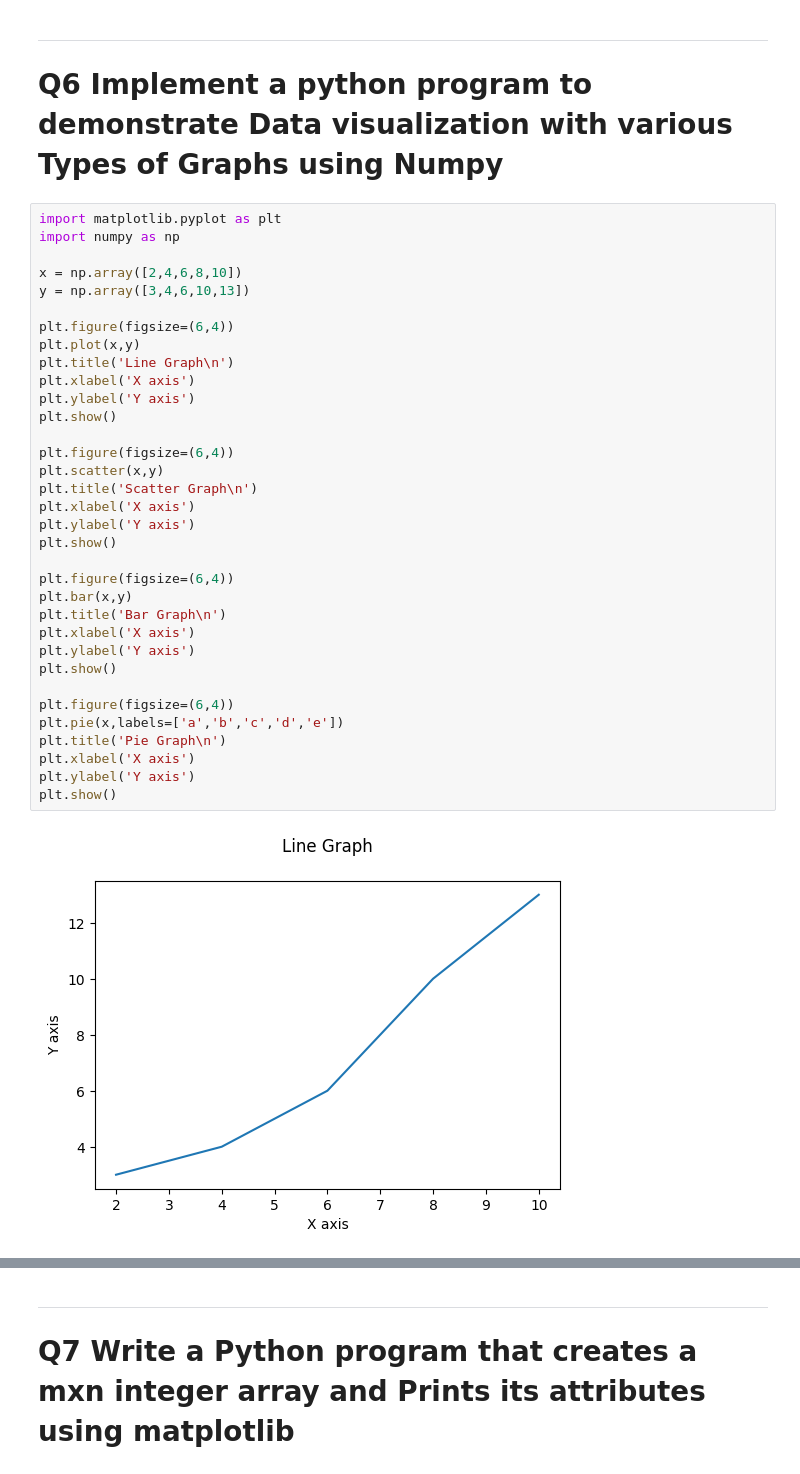
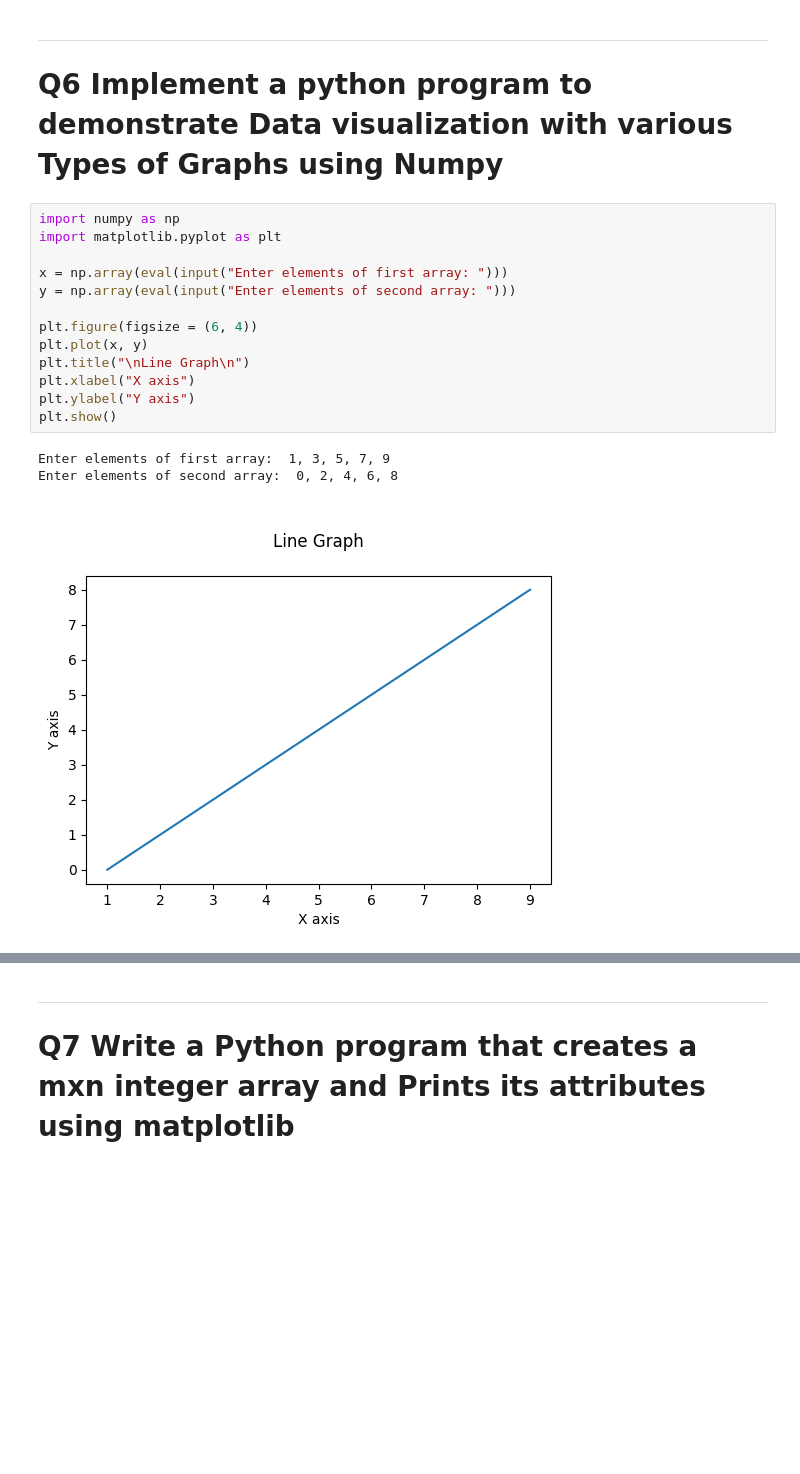
Before and after one commit to Rahmaaaan/DAP, a Jupyter notebook: DAP.ipynb, the cells around one changed output, grey strips where cells are left out. Cells and saved outputs as stored; diff of their text form; blank space fills up the shorter version.

```diff
--- a/DAP.ipynb
+++ b/DAP.ipynb
@@ -289,38 +279,19 @@ plt.show()
 ---------------------------------
 # Q6 Implement a python program to demonstrate Data visualization with various Types of Graphs using Numpy
 # %%
+import numpy as np
 import matplotlib.pyplot as plt
-import numpy as np
 
-x = np.array([2,4,6,8,10])
-y = np.array([3,4,6,10,13])
+x = np.array(eval(input("Enter elements of first array: ")))
+y = np.array(eval(input("Enter elements of second array: ")))
 
-plt.figure(figsize=(6,4))
-plt.plot(x,y)
-plt.title('Line Graph\n')
-plt.xlabel('X axis')
-plt.ylabel('Y axis')
+plt.figure(figsize = (6, 4))
+plt.plot(x, y)
+plt.title("\nLine Graph\n")
+plt.xlabel("X axis")
+plt.ylabel("Y axis")
 plt.show()
-
-plt.figure(figsize=(6,4))
-plt.scatter(x,y)
-plt.title('Scatter Graph\n')
-plt.xlabel('X axis')
-plt.ylabel('Y axis')
-plt.show()
-
-plt.figure(figsize=(6,4))
-plt.bar(x,y)
-plt.title('Bar Graph\n')
-plt.xlabel('X axis')
-plt.ylabel('Y axis')
-plt.show()
-
-plt.figure(figsize=(6,4))
-plt.pie(x,labels=['a','b','c','d','e'])
-plt.title('Pie Graph\n')
-plt.xlabel('X axis')
-plt.ylabel('Y axis')
-plt.show()
 # %% [output]
+Enter elements of first array:  1, 3, 5, 7, 9
+Enter elements of second array:  0, 2, 4, 6, 8
-[figure, old version]
+[figure, new version]
```
Also changed, not shown: parts of 21 cells of this notebook.
